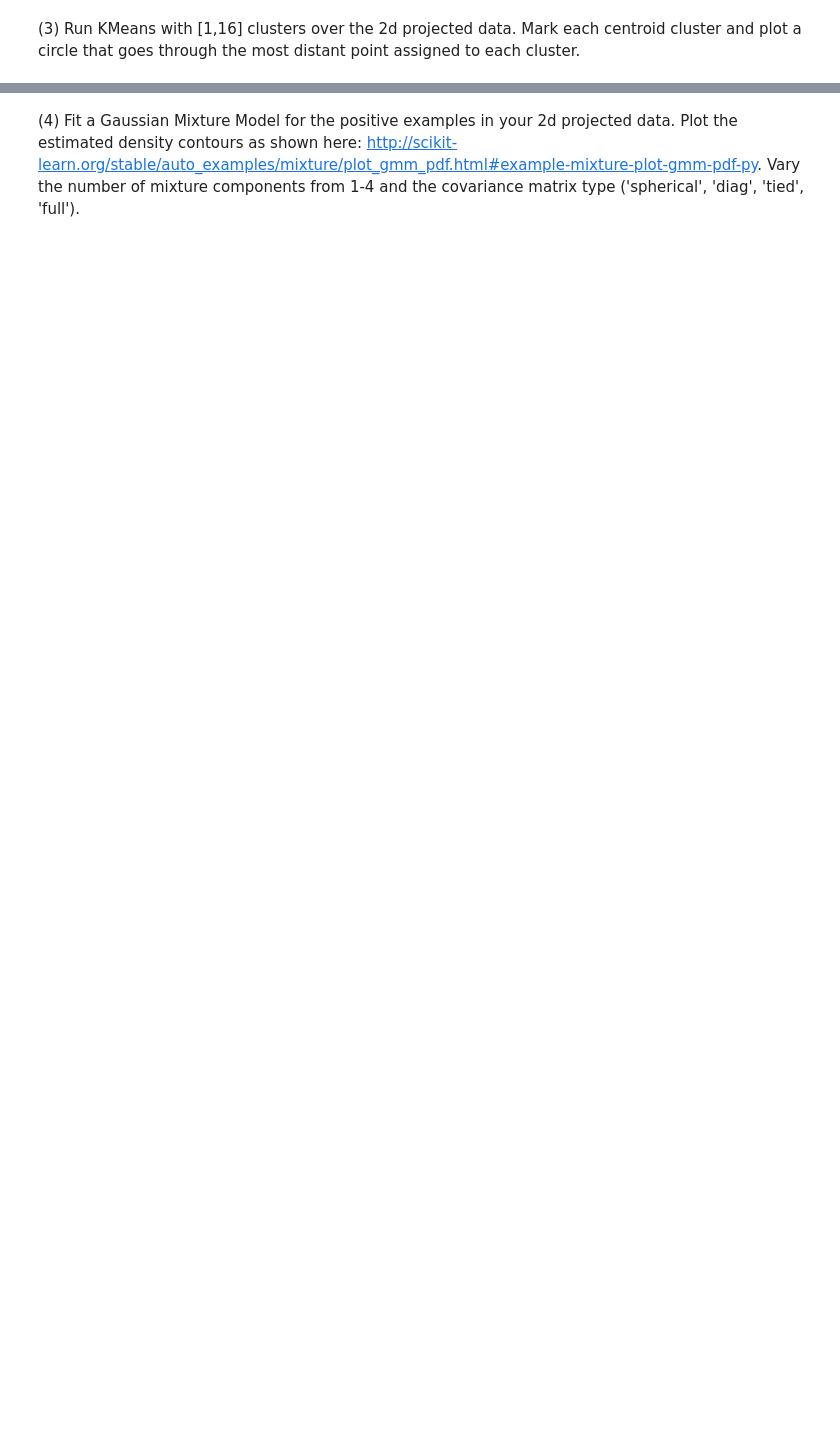
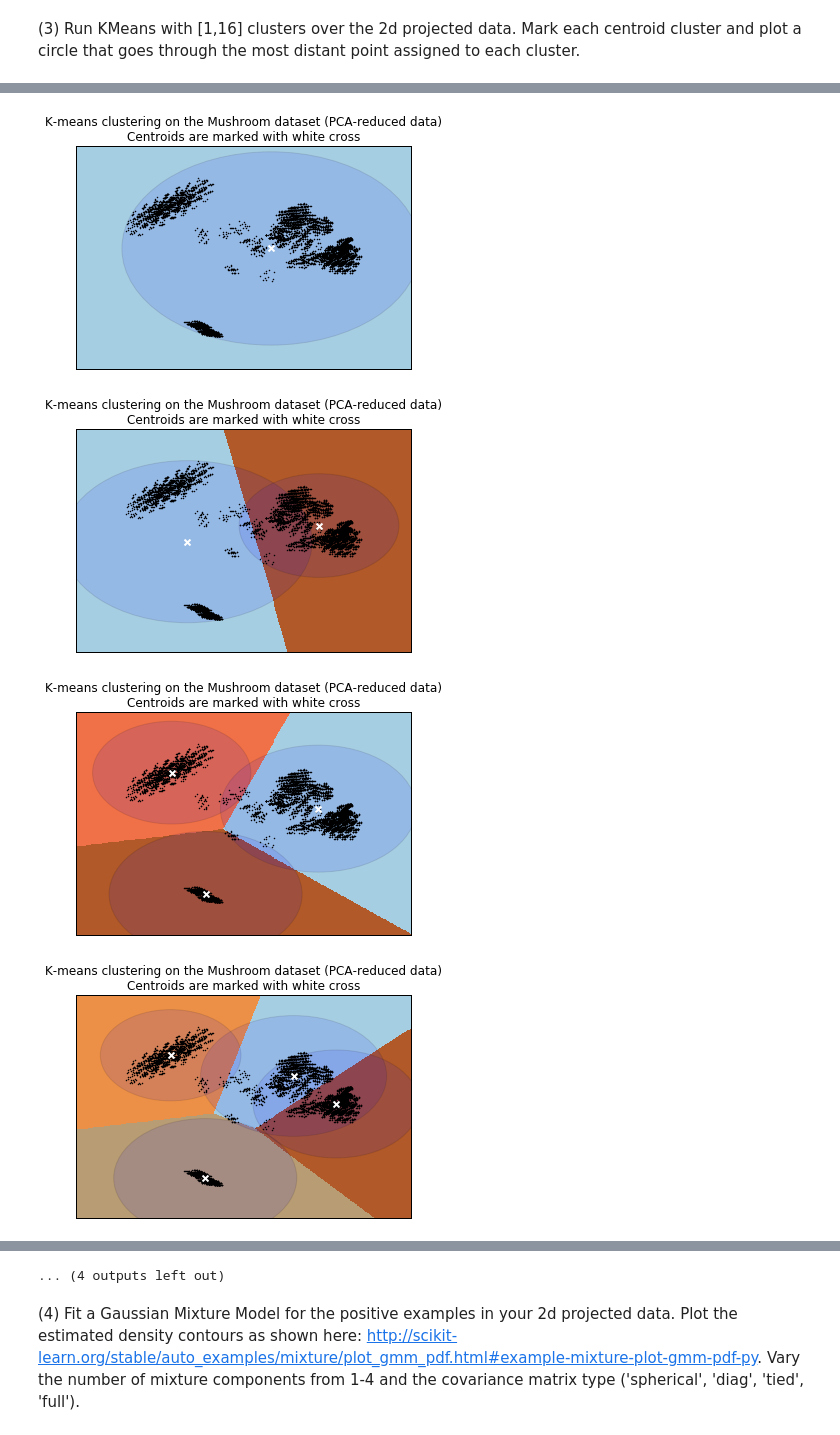
Before and after one commit to sriramrao1/w207, a Jupyter notebook: Sriram_Rao_p3.ipynb, the cells around one changed output, grey strips where cells are left out. Drawn from its saved outputs; the diff is of its cells as text; code cells hidden in the pictures; blank space fills up the shorter version.

```diff
--- a/Sriram_Rao_p3.ipynb
+++ b/Sriram_Rao_p3.ipynb
@@ -293,0 +160,61 @@ KeyboardInterrupt:
+# %%
+def P3(X_r, num):
+    for i in range(1, num+1):
+        clf = KMeans(n_clusters=i)
+        predicted = clf.fit(X_r)
+
+        # Plotting code is from
+        # http://scikit-learn.org/stable/auto_examples/cluster/plot_kmeans_digits.html#example-cluster-plot-kmeans-digits-py
+        # Step size of the mesh. Decrease to increase the quality of the VQ.
+        h = .02     # point in the mesh [x_min, m_max]x[y_min, y_max].
+
+        # Plot the decision boundary. For that, we will assign a color to each
+        x_min, x_max = X_r[:, 0].min() - 1, X_r[:, 0].max() + 1
+        y_min, y_max = X_r[:, 1].min() - 1, X_r[:, 1].max() + 1
+        xx, yy = np.meshgrid(np.arange(x_min, x_max, h), np.arange(y_min, y_max, h))
+
+        # Obtain labels for each point in mesh. Use last trained model.
+        Z = clf.predict(np.c_[xx.ravel(), yy.ravel()])
+
+        # Put the result into a color plot
+        Z = Z.reshape(xx.shape)
+        plt.figure(1)
+        plt.clf()
+        plt.imshow(Z, interpolation='nearest',extent=(xx.min(), xx.max(), yy.min(), yy.max()), cmap=plt.cm.Paired,
+           aspect='auto', origin='lower')
+
+        plt.plot(X_r[:, 0], X_r[:, 1], 'k.', markersize=2)
+        # Plot the centroids as a white X
+        centroids = clf.cluster_centers_
+        # Plot a circle that goes through the most distant point assigned to each cluster
+        for j in range(i):
+                # Calculate the radius
+                radius = metrics.euclidean_distances(predicted.cluster_centers_[j,:], X_r[predicted.labels_==j]).max()
+                circle=plt.Circle(tuple(predicted.cluster_centers_[j,:]), radius, clip_on=True)
+                circle.set_facecolor('blue')
+                circle.set_alpha(0.1)
+                circle.set_edgecolor('black')
+                # Add circle to the plot
+                plt.gca().add_artist(circle)
+        plt.scatter(centroids[:, 0], centroids[:, 1], marker='x', s=35, linewidths=2, color='w', zorder=10)
+        plt.title('K-means clustering on the Mushroom dataset (PCA-reduced data)\n'
+          'Centroids are marked with white cross')
+        plt.xlim(x_min, x_max)
+        plt.ylim(y_min, y_max)
+        plt.xticks(())
+        plt.yticks(())
+        plt.show()
+
+# Project the data in 2-dimensions
+n_comp = 2
+pca_mod = PCA(n_components = n_comp)
+X_r = pca_mod.fit_transform(train_data)
+
+# Run KMeans with [1,16] clusters over the 2d projected data
+P3(X_r, 16)
+### STUDENT END ###
+# %% [output]
+[figure, added]
+[figure, added]
+[figure, added]
+[figure, added]
@@ -294,2 +229,3 @@ KeyboardInterrupt:
+... (4 outputs left out)
 # %% [markdown]
 (4) Fit a Gaussian Mixture Model for the positive examples in your 2d projected data. Plot the estimated density contours as shown here: http://scikit-learn.org/stable/auto_examples/mixture/plot_gmm_pdf.html#example-mixture-plot-gmm-pdf-py. Vary the number of mixture components from 1-4 and the covariance matrix type ('spherical', 'diag', 'tied', 'full').
```
Also changed, not shown: parts of 9 cells of this notebook.
